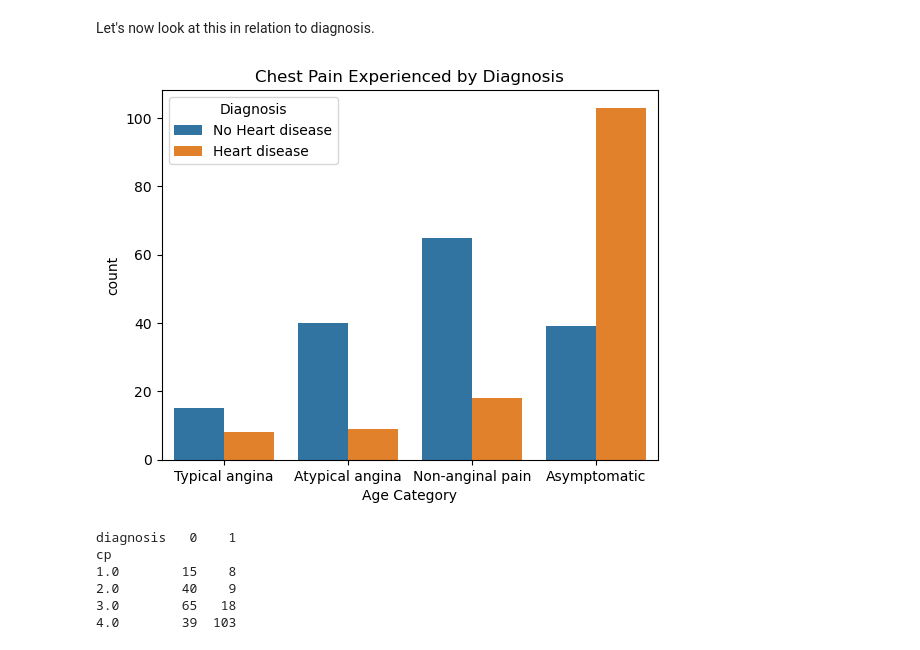
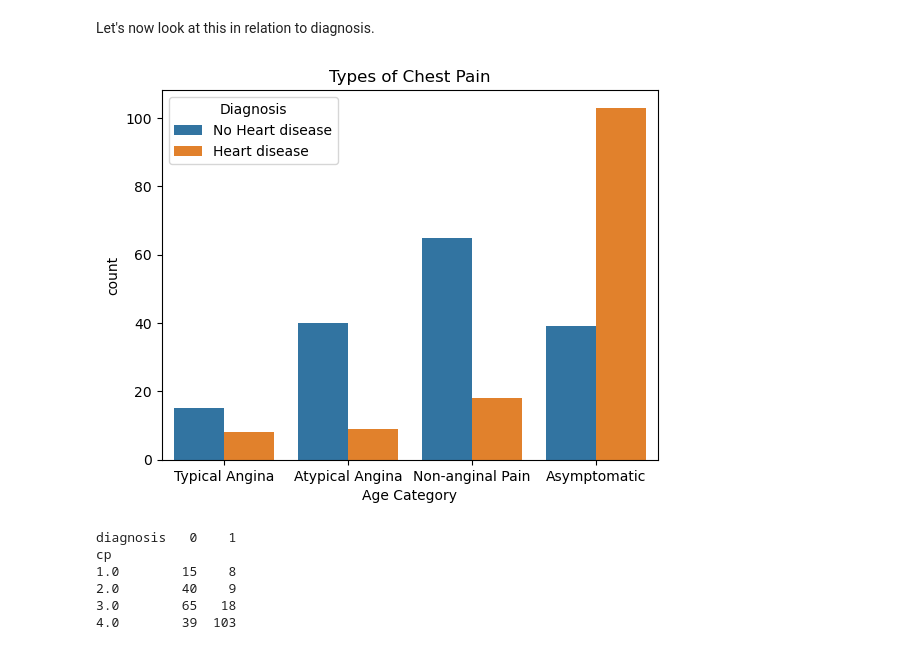
Before and after one commit to frankquinn89/PROGRAMMING_FOR_DATA_ANALYSIS, a Jupyter notebook: project.ipynb, the cells around one changed output. Cells and saved outputs as stored; diff of their text form; code cells hidden in the pictures.

```diff
--- a/project.ipynb
+++ b/project.ipynb
@@ -336,13 +342,13 @@ mplot.show()
 Let's now look at this in relation to diagnosis.
 # %%
 sb.countplot(x="cp",data=heart_data,hue="diagnosis")
-mplot.title("Chest Pain Experienced by Diagnosis")
+mplot.title("Types of Chest Pain")
 mplot.xlabel("Age Category")
 mplot.legend(title='Diagnosis', labels=['No Heart disease','Heart disease'])
-bars = ('Typical angina', 'Atypical angina', 'Non-anginal pain', 'Asymptomatic')
+bars = ('Typical Angina', 'Atypical Angina', 'Non-anginal Pain', 'Asymptomatic')
 y_postion= np.arange(len(bars))
 mplot.xticks(y_position, bars)
 mplot.show()
 # %% [output]
-[figure, old version]
+[figure, new version]
 # %%
```
Also changed, not shown: parts of 4 cells of this notebook.
